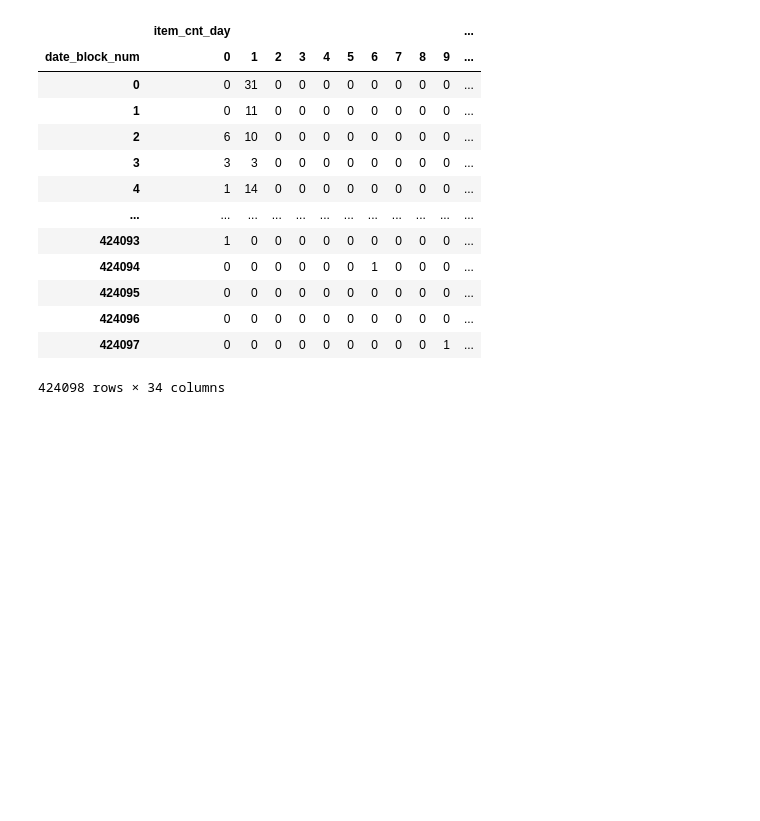
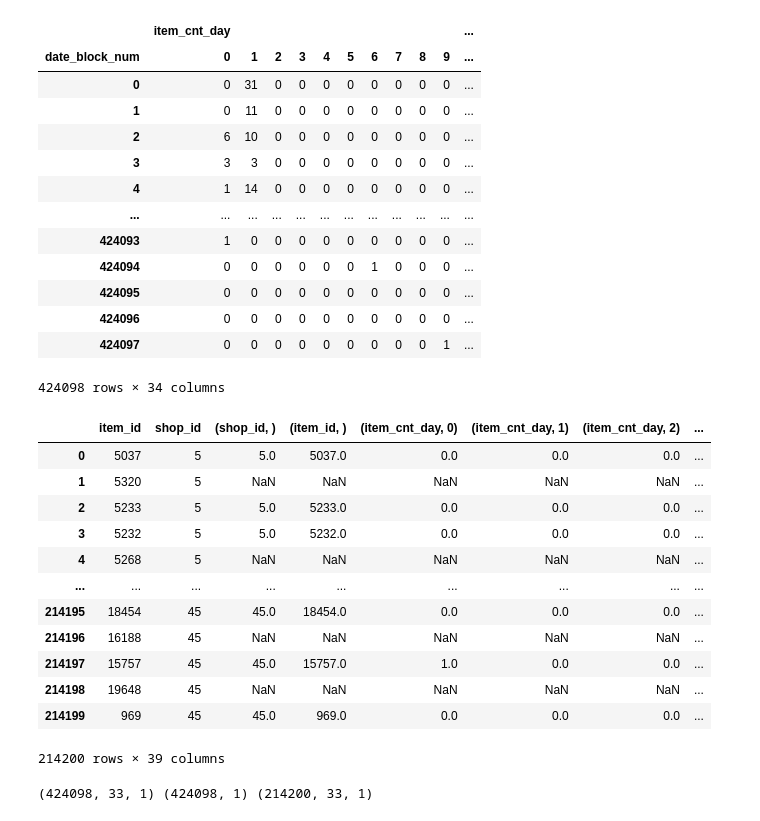
Before and after one commit to niramay447/kaggle-competitions, a Jupyter notebook: future-sales.ipynb, the cells around one changed output. Cells and saved outputs as stored; diff of their text form; code cells hidden in the pictures; blank space fills up the shorter version.

```diff
--- a/future-sales.ipynb
+++ b/future-sales.ipynb
@@ -195,3 +195,25 @@ train_data.fillna(0,inplace=True)
 # %%
 x_train = np.expand_dims(train_data.values[:,:-1],axis=2)
 y_train = train_data.values[:,-1:]
+# %%
+test_rows = monthly_data.merge(
+test_df,
+on=['item_id','shop_id'],
+how='right'
+)
+# %%
+test_rows
+# %% [output]
+|  | item_id | shop_id | (shop_id, ) | (item_id, ) | (item_cnt_day, 0) | (item_cnt_day, 1) | (item_cnt_day, 2) | ... |
+| 0 | 5037 | 5 | 5.0 | 5037.0 | 0.0 | 0.0 | 0.0 | ... |
+| 1 | 5320 | 5 | NaN | NaN | NaN | NaN | NaN | ... |
+| 2 | 5233 | 5 | 5.0 | 5233.0 | 0.0 | 0.0 | 0.0 | ... |
+| 3 | 5232 | 5 | 5.0 | 5232.0 | 0.0 | 0.0 | 0.0 | ... |
+| 4 | 5268 | 5 | NaN | NaN | NaN | NaN | NaN | ... |
+| ... | ... | ... | ... | ... | ... | ... | ... | ... |
+| 214195 | 18454 | 45 | 45.0 | 18454.0 | 0.0 | 0.0 | 0.0 | ... |
+| 214196 | 16188 | 45 | NaN | NaN | NaN | NaN | NaN | ... |
+| 214197 | 15757 | 45 | 45.0 | 15757.0 | 1.0 | 0.0 | 0.0 | ... |
+| 214198 | 19648 | 45 | NaN | NaN | NaN | NaN | NaN | ... |
+| 214199 | 969 | 45 | 45.0 | 969.0 | 0.0 | 0.0 | 0.0 | ... |
+214200 rows × 39 columns
@@ -197,0 +223,5 @@ y_train = train_data.values[:,-1:]
+# %%
+x_test = np.expand_dims(x_test,axis=2)
+print(x_train.shape,y_train.shape,x_test.shape)
+# %% [output]
+(424098, 33, 1) (424098, 1) (214200, 33, 1)
```
Also changed, not shown: parts of 1 cell of this notebook.
